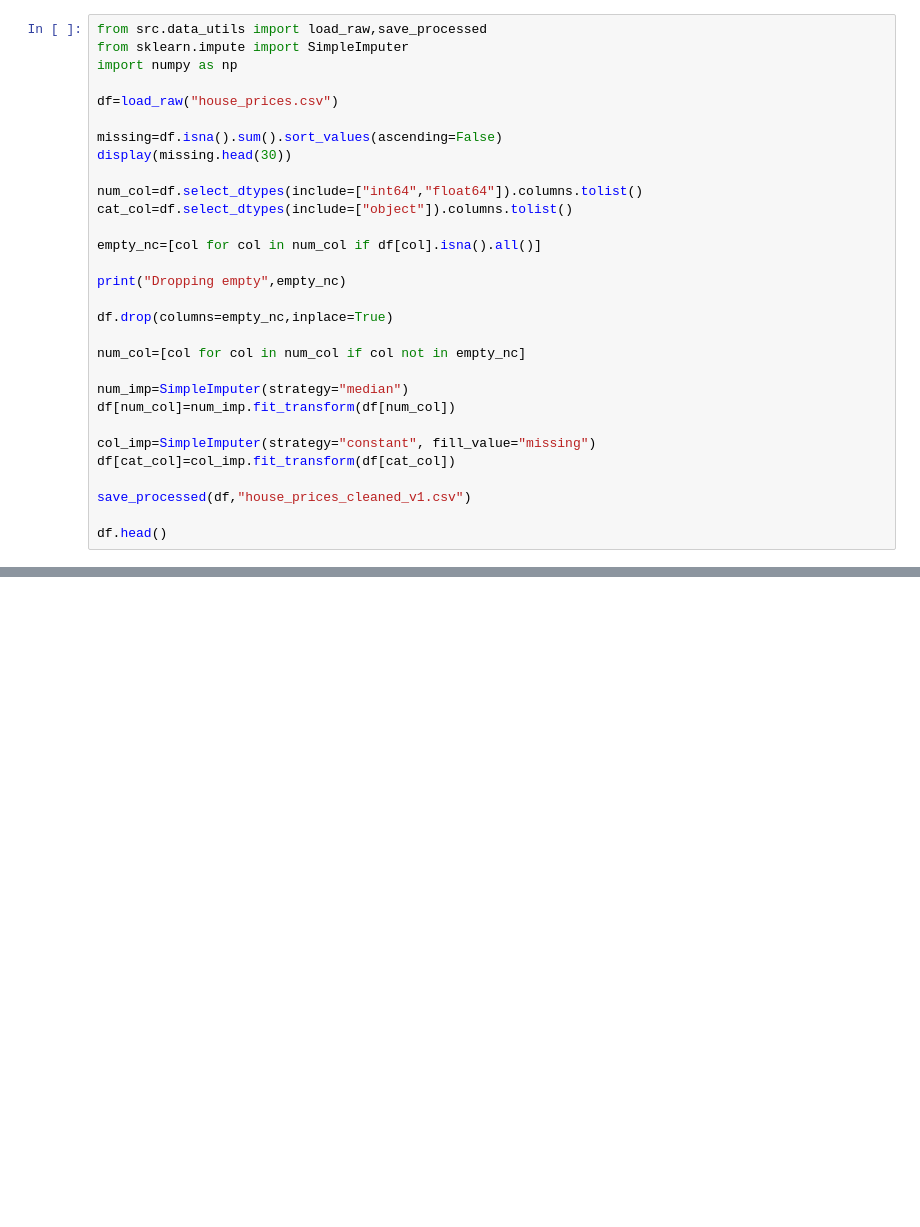
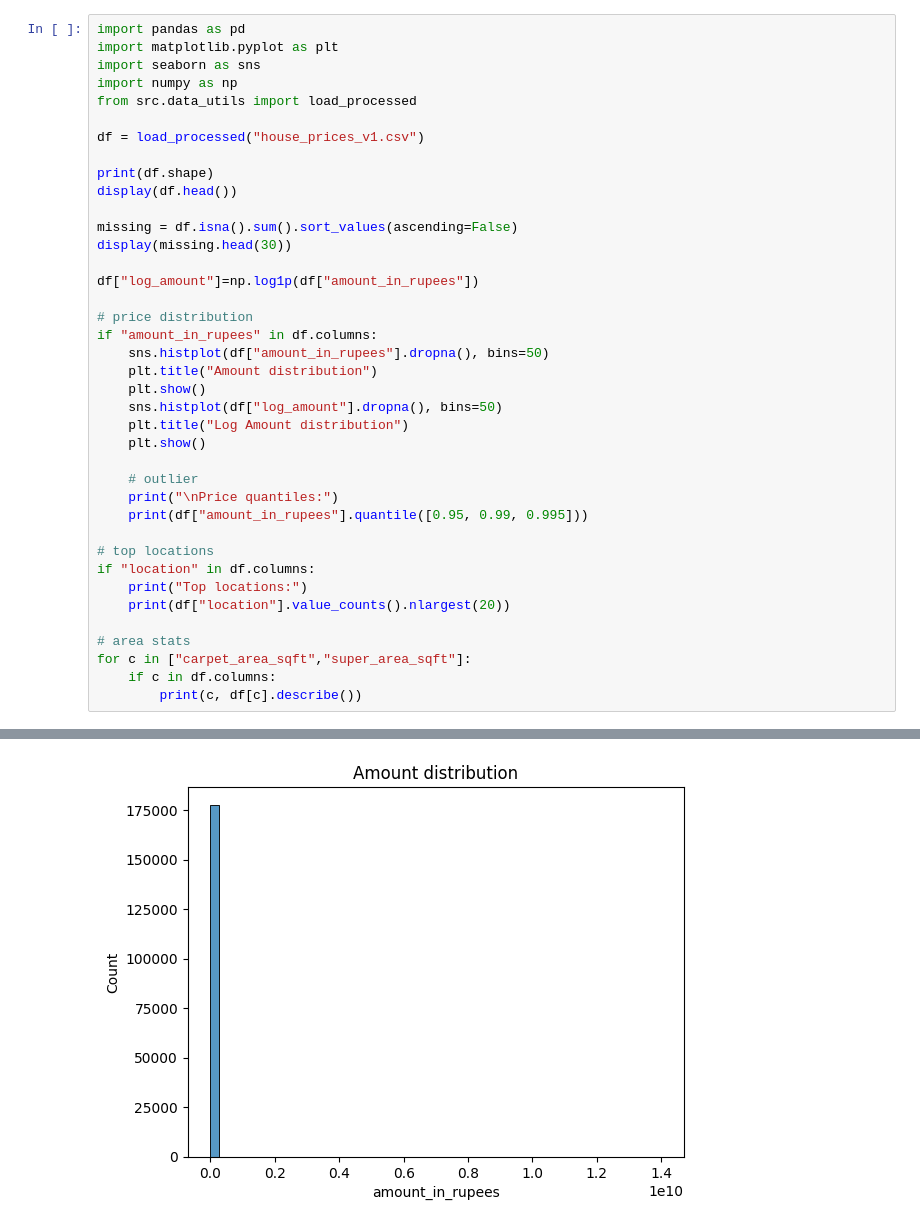
Before and after one commit to DeepakWagle/EDA-Housing-Market-Analysis, a Jupyter notebook: notebooks/02_eda.ipynb, the cells around one changed output, grey strips where cells are left out. Saved outputs shown, nothing was run; the diff lists cells and outputs as text; blank space fills up the shorter version.

```diff
--- a/notebooks/02_eda.ipynb
+++ b/notebooks/02_eda.ipynb
@@ -6,32 +5,41 @@ import os
 sys.path.append(os.path.abspath(".."))
 # %%
-from src.data_utils import load_raw,save_processed
-from sklearn.impute import SimpleImputer
+import pandas as pd
+import matplotlib.pyplot as plt
+import seaborn as sns
 import numpy as np
+from src.data_utils import load_processed
 
-df=load_raw("house_prices.csv")
+df = load_processed("house_prices_v1.csv")
 
-missing=df.isna().sum().sort_values(ascending=False)
+print(df.shape)
+display(df.head())
+
+missing = df.isna().sum().sort_values(ascending=False)
 display(missing.head(30))
 
-num_col=df.select_dtypes(include=["int64","float64"]).columns.tolist()
-cat_col=df.select_dtypes(include=["object"]).columns.tolist()
+df["log_amount"]=np.log1p(df["amount_in_rupees"])
 
-empty_nc=[col for col in num_col if df[col].isna().all()]
+# price distribution
+if "amount_in_rupees" in df.columns:
+    sns.histplot(df["amount_in_rupees"].dropna(), bins=50)
+    plt.title("Amount distribution")
+    plt.show()
+    sns.histplot(df["log_amount"].dropna(), bins=50)
+    plt.title("Log Amount distribution")
+    plt.show()
 
-print("Dropping empty",empty_nc)
+    # outlier
+    print("\nPrice quantiles:")
+    print(df["amount_in_rupees"].quantile([0.95, 0.99, 0.995]))
 
-df.drop(columns=empty_nc,inplace=True)
+# top locations
+if "location" in df.columns:
+    print("Top locations:")
+    print(df["location"].value_counts().nlargest(20))
 
-num_col=[col for col in num_col if col not in empty_nc]
-
-num_imp=SimpleImputer(strategy="median")
-df[num_col]=num_imp.fit_transform(df[num_col])
-
-col_imp=SimpleImputer(strategy="constant", fill_value="missing")
-df[cat_col]=col_imp.fit_transform(df[cat_col])
-
-save_processed(df,"house_prices_cleaned_v1.csv")
-
-df.head()
+# area stats
+for c in ["carpet_area_sqft","super_area_sqft"]:
+    if c in df.columns:
+        print(c, df[c].describe())
 # %% [output]
@@ -61,0 +71 @@ Dropping empty ['Dimensions', 'Plot Area']
+[figure, added]
```
Also changed, not shown: parts of 2 cells of this notebook.
